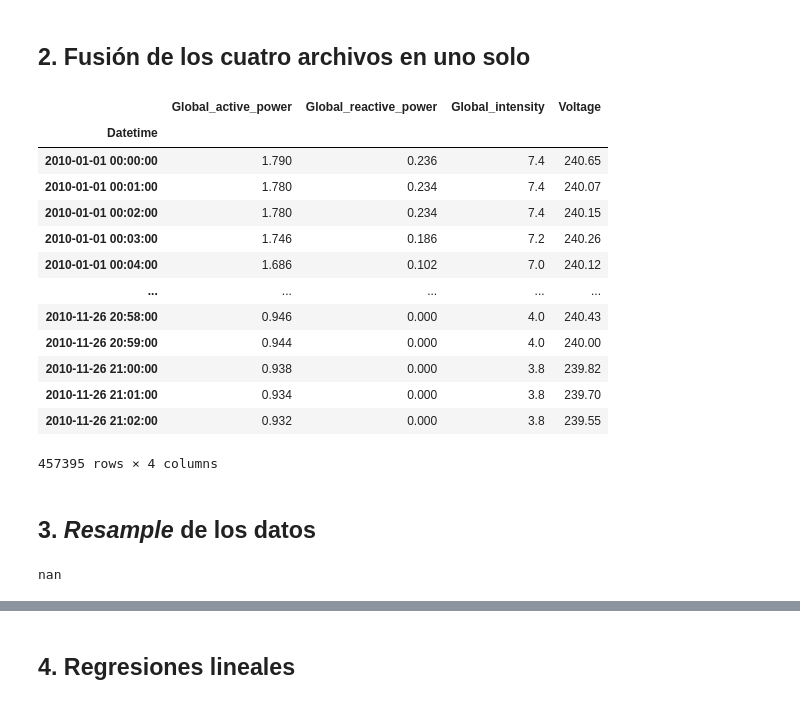
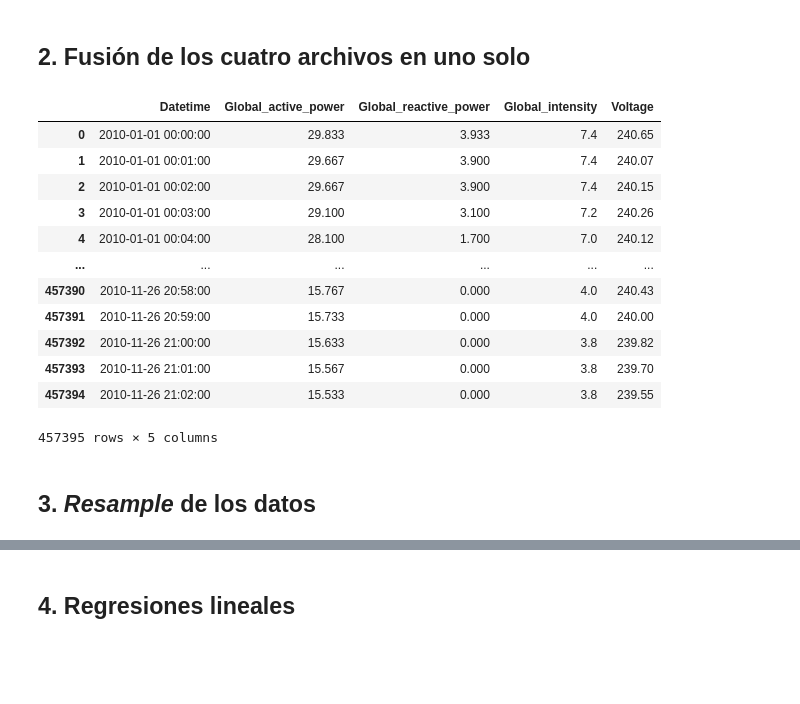
Before and after one commit to Vendetta0462/TareaFinalHC, a Jupyter notebook: code/Tarea_Final_HC.ipynb, the cells around one changed output, grey strips where cells are left out. Saved outputs shown, nothing was run; the diff lists cells and outputs as text; code cells hidden in the pictures; blank space fills up the shorter version.

```diff
--- a/code/Tarea_Final_HC.ipynb
+++ b/code/Tarea_Final_HC.ipynb
@@ -19,32 +20,28 @@ data_voltage = pd.read_csv("../data/Voltage.csv",delimiter=",",header=0)
 # %% [markdown]
 ## 2. Fusión de los cuatro archivos en uno solo
 # %%
+#Se unen los 4 archivos en uno solo utilizando como referencia la columna Datetime.
 data = pd.merge(pd.merge(data_active, data_reactive, on=["Datetime"]),
                 pd.merge(data_intensity, data_voltage, on=["Datetime"]),
                 on=["Datetime"])
-data["Datetime"] = pd.to_datetime(data["Datetime"], dayfirst=True)
-data = data.set_index(["Datetime"])
+
+#Se convierten los datos a vatios/hora
+data["Global_active_power"] = round(data["Global_active_power"]*1000/60, 3)
+data["Global_reactive_power"] = round(data["Global_reactive_power"]*1000/60, 3)
 data
 # %% [output]
-|  | Global_active_power | Global_reactive_power | Global_intensity | Voltage |
-| Datetime |  |  |  |  |
-| 2010-01-01 00:00:00 | 1.790 | 0.236 | 7.4 | 240.65 |
-| 2010-01-01 00:01:00 | 1.780 | 0.234 | 7.4 | 240.07 |
-| 2010-01-01 00:02:00 | 1.780 | 0.234 | 7.4 | 240.15 |
-| 2010-01-01 00:03:00 | 1.746 | 0.186 | 7.2 | 240.26 |
-| 2010-01-01 00:04:00 | 1.686 | 0.102 | 7.0 | 240.12 |
-| ... | ... | ... | ... | ... |
-| 2010-11-26 20:58:00 | 0.946 | 0.000 | 4.0 | 240.43 |
-| 2010-11-26 20:59:00 | 0.944 | 0.000 | 4.0 | 240.00 |
-| 2010-11-26 21:00:00 | 0.938 | 0.000 | 3.8 | 239.82 |
-| 2010-11-26 21:01:00 | 0.934 | 0.000 | 3.8 | 239.70 |
-| 2010-11-26 21:02:00 | 0.932 | 0.000 | 3.8 | 239.55 |
+|  | Datetime | Global_active_power | Global_reactive_power | Global_intensity | Voltage |
+| 0 | 2010-01-01 00:00:00 | 29.833 | 3.933 | 7.4 | 240.65 |
+| 1 | 2010-01-01 00:01:00 | 29.667 | 3.900 | 7.4 | 240.07 |
+| 2 | 2010-01-01 00:02:00 | 29.667 | 3.900 | 7.4 | 240.15 |
+| 3 | 2010-01-01 00:03:00 | 29.100 | 3.100 | 7.2 | 240.26 |
+| 4 | 2010-01-01 00:04:00 | 28.100 | 1.700 | 7.0 | 240.12 |
+| ... | ... | ... | ... | ... | ... |
+| 457390 | 2010-11-26 20:58:00 | 15.767 | 0.000 | 4.0 | 240.43 |
+| 457391 | 2010-11-26 20:59:00 | 15.733 | 0.000 | 4.0 | 240.00 |
+| 457392 | 2010-11-26 21:00:00 | 15.633 | 0.000 | 3.8 | 239.82 |
+| 457393 | 2010-11-26 21:01:00 | 15.567 | 0.000 | 3.8 | 239.70 |
+| 457394 | 2010-11-26 21:02:00 | 15.533 | 0.000 | 3.8 | 239.55 |
-457395 rows × 4 columns
+457395 rows × 5 columns
 # %% [markdown]
 ## 3. *Resample* de los datos
-# %%
-# data_diario = data.resample("D").mean()
-# data_mensual = data.resample("M").mean()
-print(data_diario["Global_active_power"][11])
-# %% [output]
-nan
```
Also changed, not shown: parts of 15 cells of this notebook.
